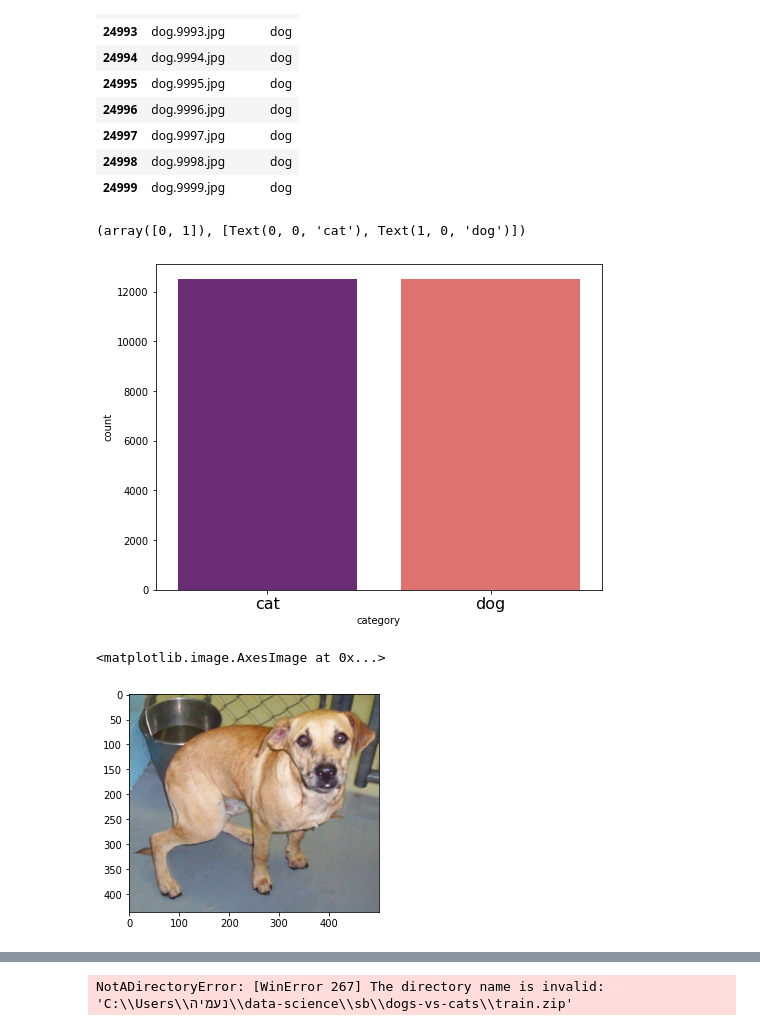
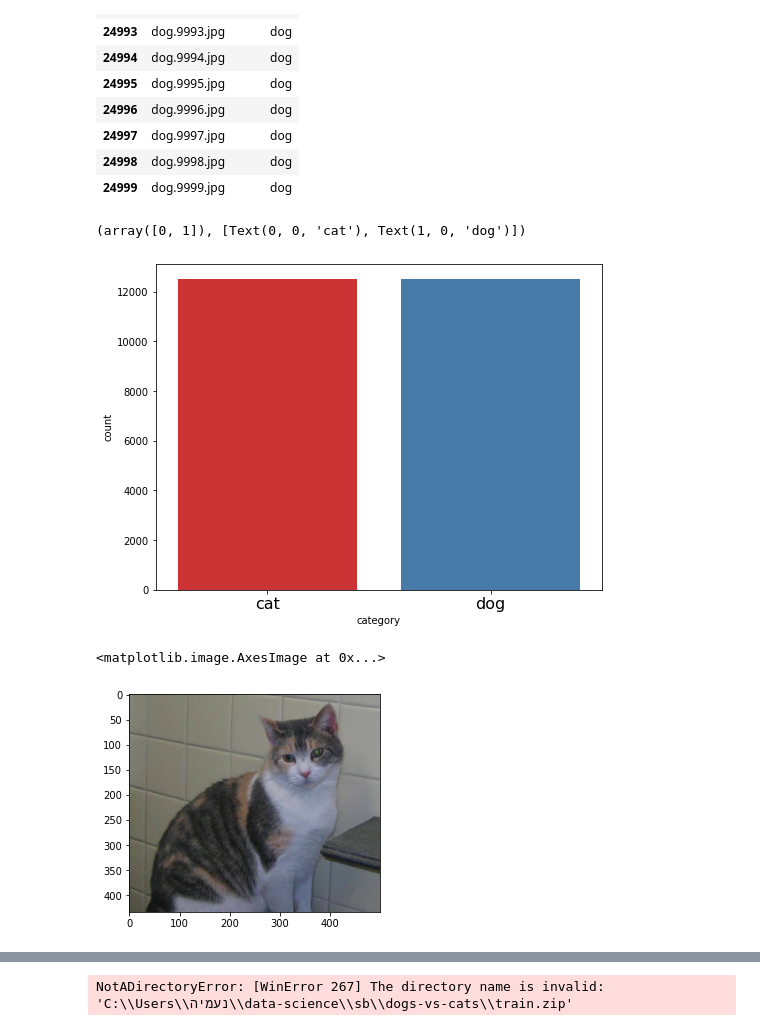
Before and after one commit to noamya-sh/Final-project-SemesterB, a Jupyter notebook: Dogs Vs Cats.ipynb, the cells around one changed output, grey strips where cells are left out. Saved outputs shown, nothing was run; the diff lists cells and outputs as text; code cells hidden in the pictures.

```diff
--- a/Dogs Vs Cats.ipynb
+++ b/Dogs Vs Cats.ipynb
@@ -56,16 +56,16 @@ df.tail(10)
 | 24999 | dog.9999.jpg | dog |
 # %%
 plt.figure(figsize=(8,6))
-sns.countplot(data=df, x="category",palette="magma")
+sns.countplot(data=df, x="category",palette="Set1")
 plt.xticks(fontsize=16)
 # %% [output]
 (array([0, 1]), [Text(0, 0, 'cat'), Text(1, 0, 'dog')])
-[figure, old version]
+[figure, new version]
 # %%
 sample = random.choice(filenames)
-image = r'./train/'+ sample
-plt.imshow(plt.imread(image))
+example = r'./train/'+ sample
+plt.imshow(plt.imread(example))
 # %% [output]
 <matplotlib.image.AxesImage at 0x...>
-[figure, old version]
+[figure, new version]
 # %%
```
Also changed, not shown: parts of 4 cells of this notebook.
